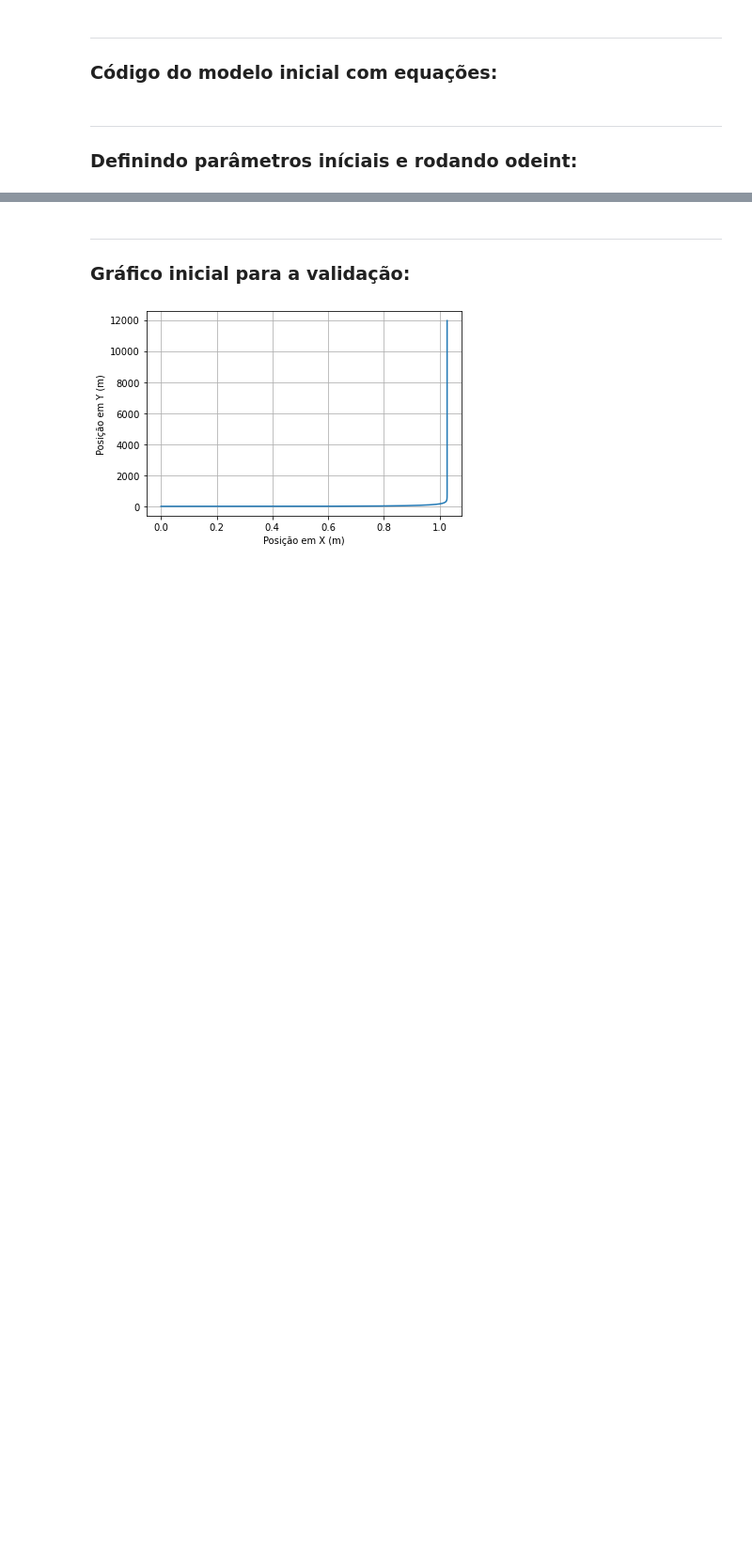
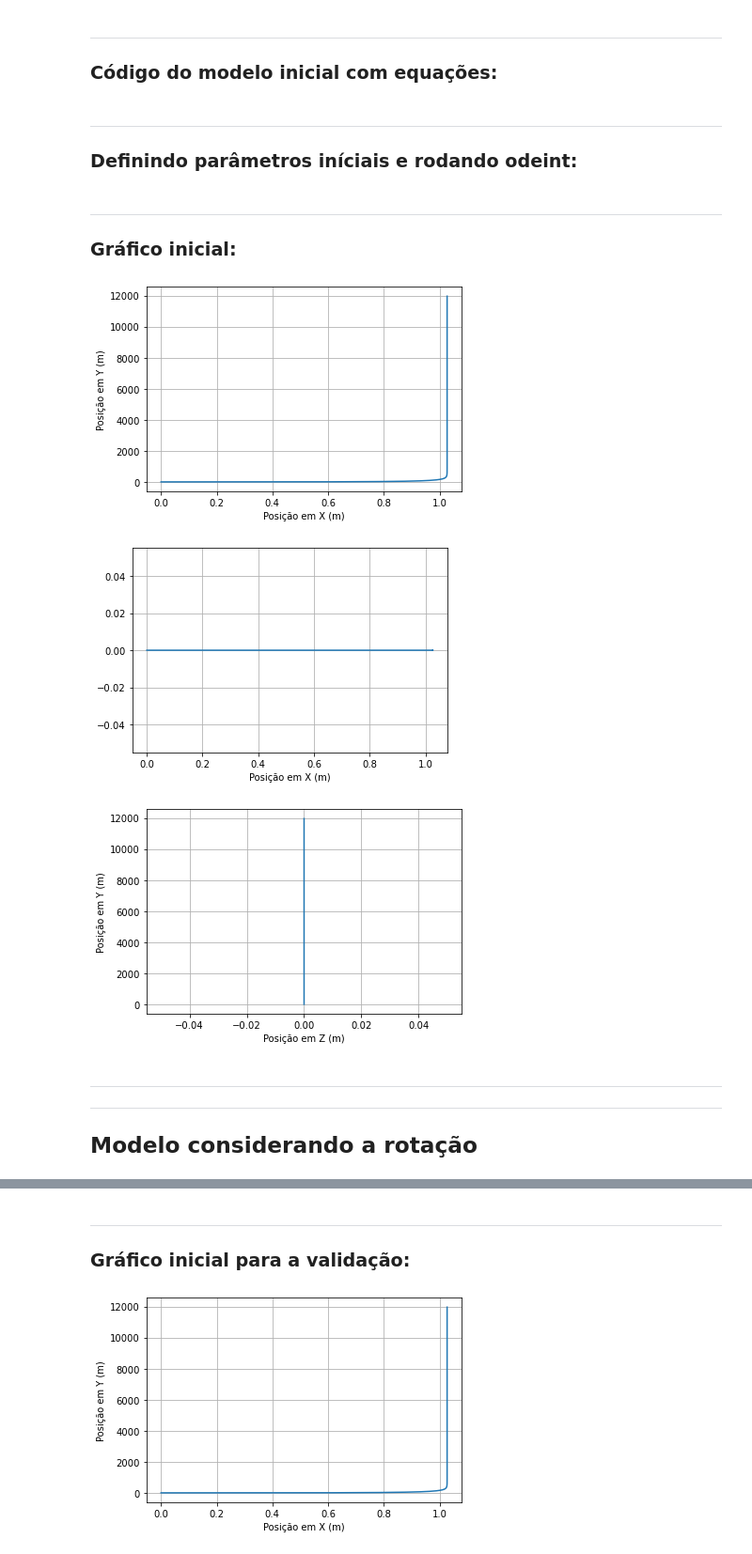
Before and after one commit to devfernandoa/Projeto-3-Modsim, a Jupyter notebook: Notebook.ipynb, the cells around one changed output, grey strips where cells are left out. Shown at 94% size. Drawn from its saved outputs; the diff is of its cells as text; code cells hidden in the pictures; blank space fills up the shorter version.

Commit message:
provavelmente não funciona

```diff
--- a/Notebook.ipynb
+++ b/Notebook.ipynb
@@ -22,24 +26,65 @@ from matplotlib import animation
 ### Código do modelo inicial com equações:
 # %%
 def modelo(lista, t):
-    x, y, z, vx, vy, vz, r = lista[0], lista[1], lista[2], lista[3], lista[4], lista[5], lista[6]
+    x, y, vx, vy = lista[0], lista[1], lista[2], lista[3]
     V = math.sqrt(vx ** 2 + vy ** 2)
 
     # Equações de posição
     dxdt = vx
     dydt = vy
-    dzdt = vz
+
 
     # Equações de velocidade
     dvxdt = (-1/m) * ((1/2) * pa * A * cd * V * vx)
     dvydt = (1/m) * ((pa * V * g - (1/2) * A * cd * V * vy * pa) - g)
-    dvzdt = 0
 
     # Equação da rotação
-    drdt = 0
 
-    lista_return = [dxdt, dydt, dzdt, dvxdt, dvydt, dvzdt, drdt]
+    lista_return = [dxdt, dydt, dvxdt, dvydt]
     return lista_return
 # %% [markdown]
 ---
 ### Definindo parâmetros iníciais e rodando odeint:
+# %%
+# Parâmetros
+dt = 3 * 10 ** -3
+lista_tempo = np.arange(0, 5, dt)
+
+# A massa, o A, a distancia e o raio são medidas minhas que provavelmente estão erradas
+raio = 0.11
+m = 0.4
+A = 4 * math.pi * raio ** 3
+pa = 1.225 # Densidade do ar
+cd = 0.47 # Coeficiente de arrasto de uma esfera
+distancia = 17.5 # Distância entre a trave e o escanteio
+g = 9.81
+
+# Condições iniciais
+x0 = 0
+vx0 = 5
+y0 = 0
+vy0 = 5
+ci = [x0, y0, vx0, vy0]
+
+odeint_modelo = odeint(modelo, ci, lista_tempo)
+x_odeint = odeint_modelo[:,0]
+y_odeint = odeint_modelo[:,1]
+vx_odeint = odeint_modelo[:,2]
+vy_odeint = odeint_modelo[:,3]
+# %% [markdown]
+---
+### Gráfico inicial:
+# %%
+plt.plot(x_odeint, y_odeint)
+plt.xlabel("Posição em X (m)")
+plt.ylabel("Posição em Y (m)")
+plt.grid(True)
+plt.show()
+# %% [output]
+[figure, added]
+[figure, added]
+[figure, added]
+# %% [markdown]
+---
+---
+## Modelo considerando a rotação
```
Also changed, not shown: parts of 13 cells of this notebook.
